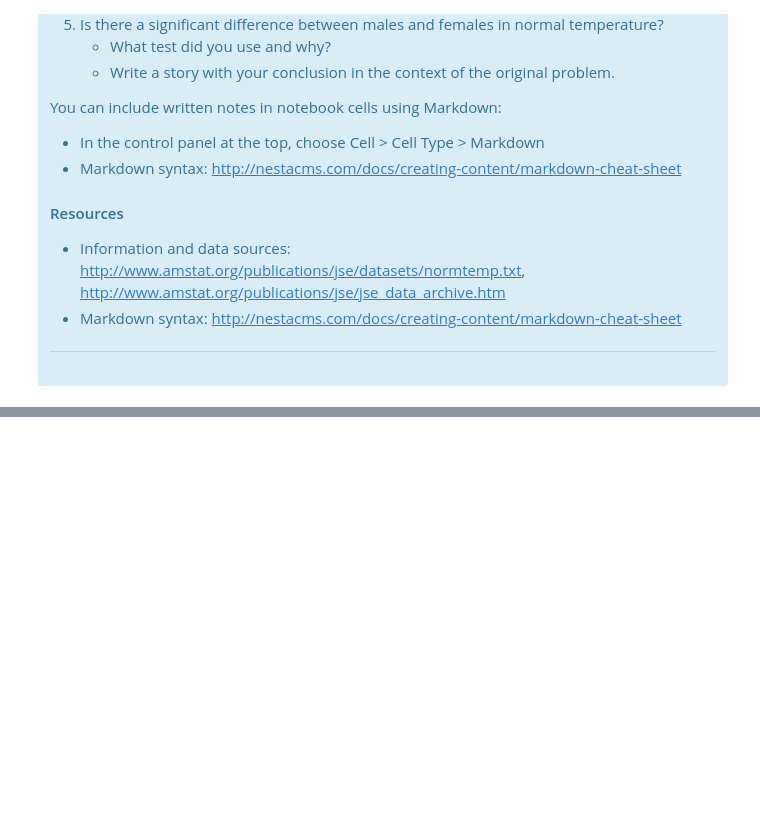
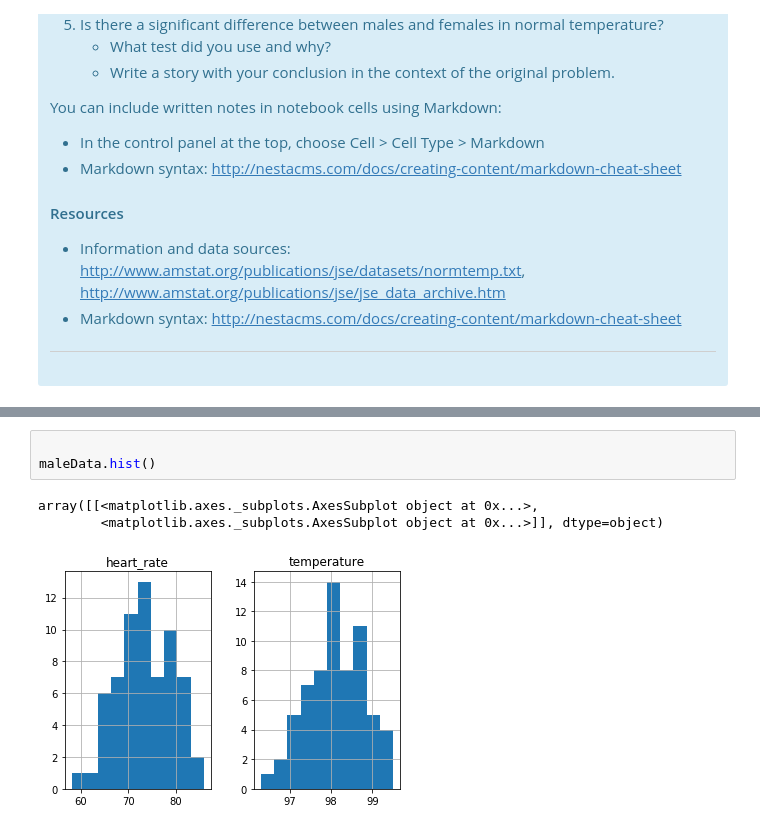
Before and after one commit to satishkvemula/springboard-datascience, a Jupyter notebook: ExploratoryDataAnalysis/human_temp/sliderule_dsi_inferential_statistics_exercise_1.ipynb, the cells around one changed output, grey strips where cells are left out. Cells and saved outputs as stored; diff of their text form; blank space fills up the shorter version.

```diff
--- a/ExploratoryDataAnalysis/human_temp/sliderule_dsi_inferential_statistics_exercise_1.ipynb
+++ b/ExploratoryDataAnalysis/human_temp/sliderule_dsi_inferential_statistics_exercise_1.ipynb
@@ -57,0 +142,7 @@ df = pd.read_csv('data/human_body_temperature.csv')
+# %%
+
+maleData.hist()
+# %% [output]
+array([[<matplotlib.axes._subplots.AxesSubplot object at 0x...>,
+        <matplotlib.axes._subplots.AxesSubplot object at 0x...>]], dtype=object)
+[figure, added]
```
Also changed, not shown: parts of 7 cells of this notebook, 8 other files.
